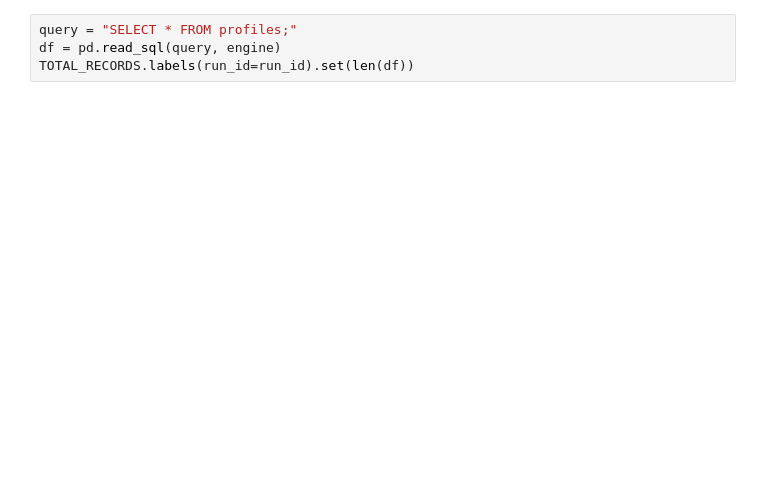
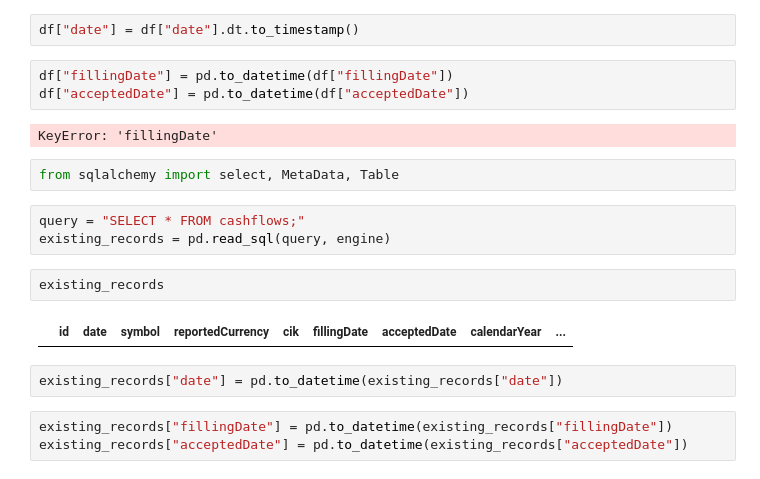
Before and after one commit to LearnAndShareSM/mazza-value-invest, a Jupyter notebook: notebooks/read_data.ipynb, the cells around one changed output. Cells and saved outputs as stored; diff of their text form; blank space fills up the shorter version.

```diff
--- a/notebooks/read_data.ipynb
+++ b/notebooks/read_data.ipynb
@@ -153,4 +330,21 @@ start_http_server(8000)
+# %%
+df["date"] = df["date"].dt.to_timestamp()
+# %%
+df["fillingDate"] = pd.to_datetime(df["fillingDate"])
+df["acceptedDate"] = pd.to_datetime(df["acceptedDate"])
+# %% [output]
+KeyError: 'fillingDate'
+# %%
+from sqlalchemy import select, MetaData, Table
 # %%
-query = "SELECT * FROM profiles;"
-df = pd.read_sql(query, engine)
-TOTAL_RECORDS.labels(run_id=run_id).set(len(df))
+query = "SELECT * FROM cashflows;"
+existing_records = pd.read_sql(query, engine)
+# %%
+existing_records
+# %% [output]
+|  | id | date | symbol | reportedCurrency | cik | fillingDate | acceptedDate | calendarYear | ... |
+# %%
+existing_records["date"] = pd.to_datetime(existing_records["date"])
+# %%
+existing_records["fillingDate"] = pd.to_datetime(existing_records["fillingDate"])
+existing_records["acceptedDate"] = pd.to_datetime(existing_records["acceptedDate"])
```
Also changed, not shown: parts of 23 cells of this notebook, 1 other file.
